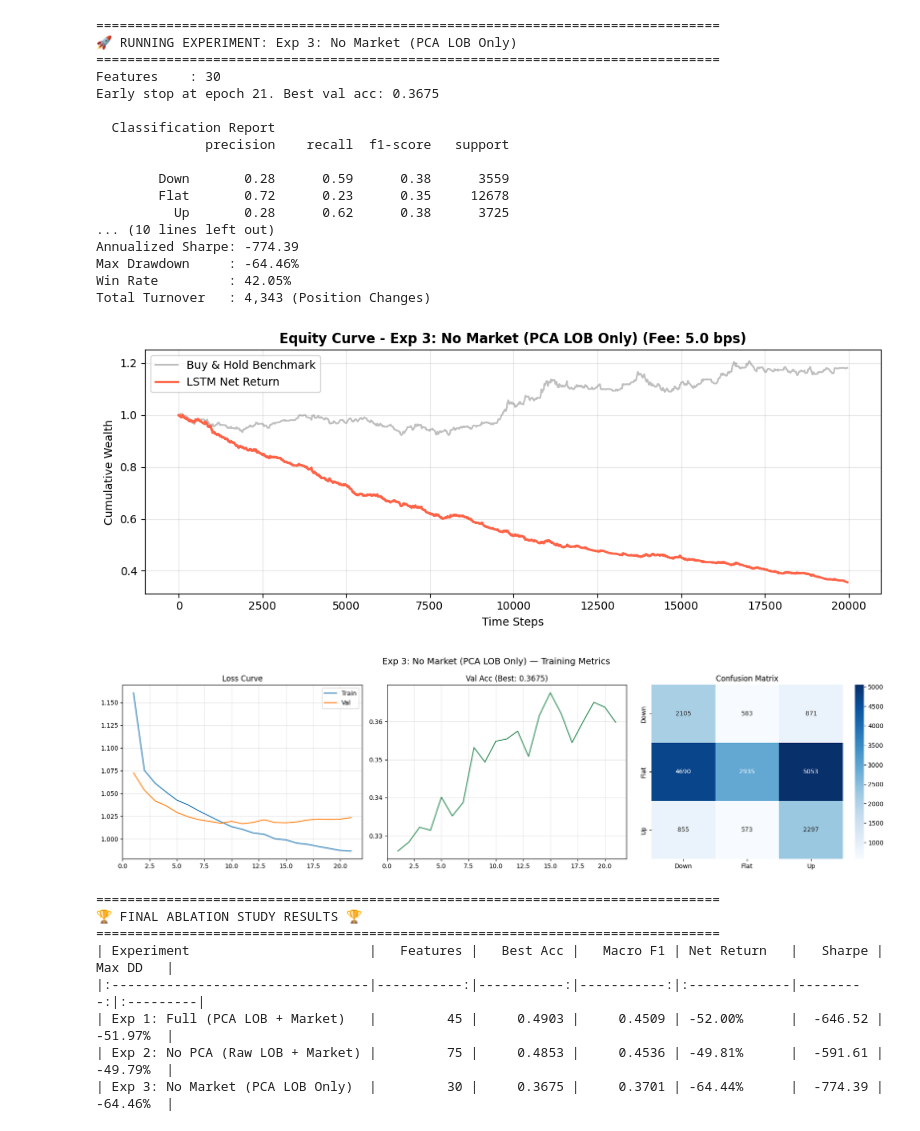
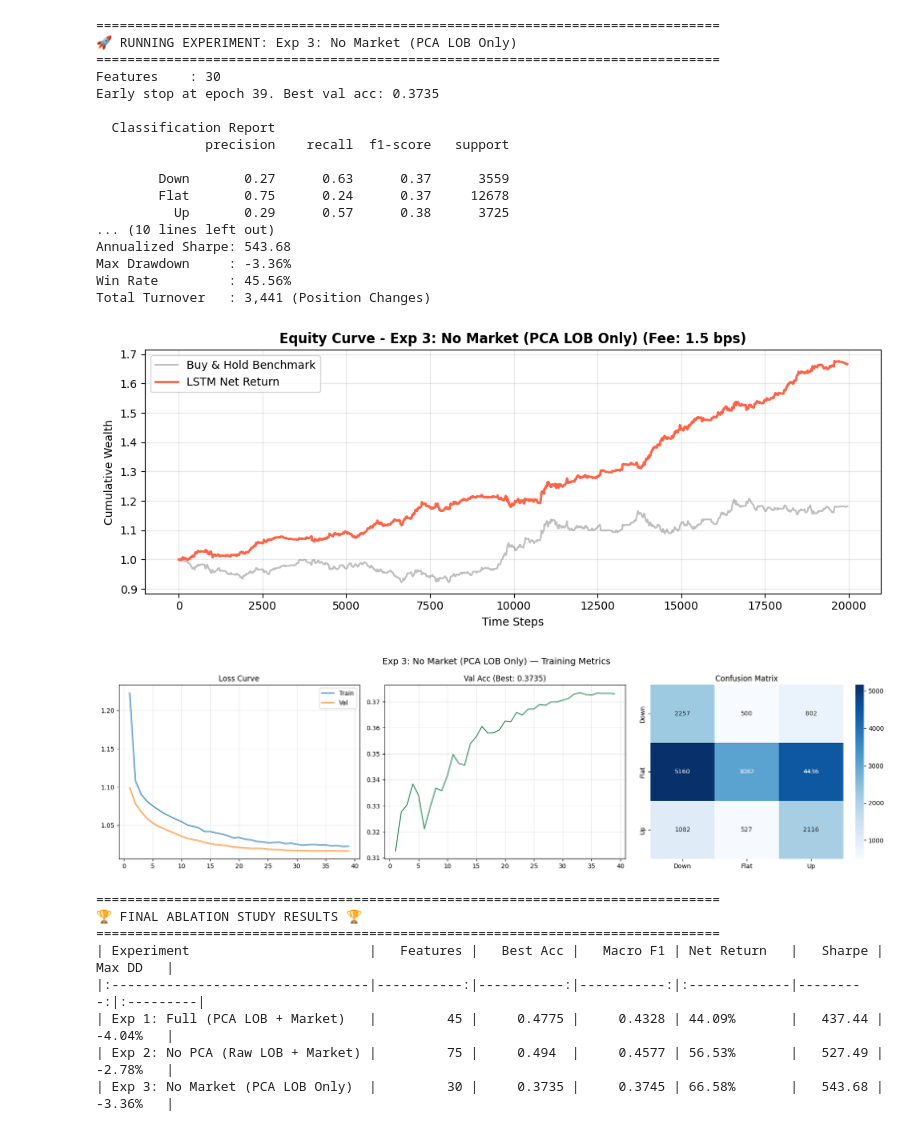
Before and after one commit to SiyuL2025/math_629_final, a Jupyter notebook: LSTM.ipynb, the cells around one changed output. Drawn from its saved outputs; the diff is of its cells as text; code cells hidden in the pictures.

```diff
--- a/LSTM.ipynb
+++ b/LSTM.ipynb
@@ -65,7 +65,7 @@ class LOBDataset(Dataset):
         return self.X[i : i + self.seq_len], self.y[i + self.seq_len - 1]
 
 def build_loaders(X, y, split):
-    embargo_gap = 30
+    embargo_gap = 10
 
     X_tr   = X[:split]
     X_te   = X[split + embargo_gap :]
@@ -99,13 +99,13 @@ class LOBLSTM(nn.Module):
             hidden_size   = HIDDEN_SIZE,
             num_layers    = N_LAYERS,
             batch_first   = True,
-            bidirectional = False,
+            bidirectional = True,
             dropout       = DROPOUT if N_LAYERS > 1 else 0.0,
         )
 
-        self.norm = nn.LayerNorm(HIDDEN_SIZE)
+        self.norm = nn.LayerNorm(HIDDEN_SIZE*2)
         self.head = nn.Sequential(
-            nn.Linear(HIDDEN_SIZE, HIDDEN_SIZE),
+            nn.Linear(HIDDEN_SIZE*2, HIDDEN_SIZE),
             nn.GELU(),
             nn.Dropout(DROPOUT),
             nn.Linear(HIDDEN_SIZE, 3),
@@ -131,10 +131,10 @@ class LOBLSTM(nn.Module):
         # MODIFIED: x shape directly goes to LSTM (B, T, n_features)
         _, (h_n, _) = self.lstm(x)
 
-        # h_forward = h_n[-2]
-        # h_backward = h_n[-1]
-        # h = torch.cat((h_forward, h_backward), dim=1)
-        h = h_n[-1]
+        h_forward = h_n[-2]
+        h_backward = h_n[-1]
+        h = torch.cat((h_forward, h_backward), dim=1)
+        # h = h_n[-1]
         h = self.norm(h)
         return self.head(h)
 
@@ -152,7 +152,7 @@ print(f"Trainable params: {n_params:,}")
 
 criterion = nn.CrossEntropyLoss(weight=class_w)
 
-optimizer = torch.optim.AdamW(model.parameters(), lr=LR, weight_decay=5e-3)
+optimizer = torch.optim.AdamW(model.parameters(), lr=LR, weight_decay=2e-3)
 scheduler = torch.optim.lr_scheduler.CosineAnnealingLR(optimizer, T_max=EPOCHS)
 
 history = {"train_loss": [], "val_loss": [], "val_acc": []}
@@ -485,11 +529,11 @@ HIDDEN_SIZE = 16
 N_LAYERS    = 2
 DROPOUT     = 0.4
 BATCH_SIZE  = 256
-EPOCHS      = 30
-LR          = 3e-4
+EPOCHS      = 40
+LR          = 1e-4
 PATIENCE    = 6
 EMBARGO_GAP = 10
-FEE         = 0.0005 # 万分之五的单边手续费
+FEE         = 0.00015 # 万分之五的单边手续费
 
 torch.manual_seed(SEED)
 np.random.seed(SEED)
@@ -553,7 +597,7 @@ class LOBLSTM(nn.Module):
 # ==========================================
 # 3. Backtest Engine (修正复利与换手，带资金曲线图)
 # ==========================================
-def simple_backtest(y_pred_labels, future_returns, fee=0.0005, exp_name="Strategy"):
+def simple_backtest(y_pred_labels, future_returns, fee=0.00015, exp_name="Strategy"):
     # 1. 将标签转为交易信号，计算换手率
     signals = y_pred_labels - 1
     trades = np.abs(np.diff(signals, prepend=0))
@@ -636,7 +680,7 @@ def run_experiment(file_name, exp_name):
     # 3. Init Model
     model = LOBLSTM(n_features).to(DEVICE)
     criterion = nn.CrossEntropyLoss(weight=class_w)
-    optimizer = torch.optim.AdamW(model.parameters(), lr=LR, weight_decay=5e-4)
+    optimizer = torch.optim.AdamW(model.parameters(), lr=LR, weight_decay=2e-3)
     scheduler = torch.optim.lr_scheduler.CosineAnnealingLR(optimizer, T_max=EPOCHS)
 
     # 4. Training Loop
@@ -790,27 +834,27 @@ Total Turnover   : 3,400 (Position Changes)
 ================================================================================
 🚀 RUNNING EXPERIMENT: Exp 3: No Market (PCA LOB Only)
 ================================================================================
 Features    : 30
-Early stop at epoch 21. Best val acc: 0.3675
+Early stop at epoch 39. Best val acc: 0.3735
 
   Classification Report
               precision    recall  f1-score   support
 
-        Down       0.28      0.59      0.38      3559
-        Flat       0.72      0.23      0.35     12678
-          Up       0.28      0.62      0.38      3725
+        Down       0.27      0.63      0.37      3559
+        Flat       0.75      0.24      0.37     12678
+          Up       0.29      0.57      0.38      3725
 ... (10 lines left out)
-Annualized Sharpe: -774.39
-Max Drawdown     : -64.46%
-Win Rate         : 42.05%
-Total Turnover   : 4,343 (Position Changes)
+Annualized Sharpe: 543.68
+Max Drawdown     : -3.36%
+Win Rate         : 45.56%
+Total Turnover   : 3,441 (Position Changes)
-[figure, old version]
+[figure, new version]
-[figure, old version]
+[figure, new version]
 ================================================================================
 🏆 FINAL ABLATION STUDY RESULTS 🏆
 ================================================================================
 | Experiment                       |   Features |   Best Acc |   Macro F1 | Net Return   |   Sharpe | Max DD   |
 |:---------------------------------|-----------:|-----------:|-----------:|:-------------|---------:|:---------|
-| Exp 1: Full (PCA LOB + Market)   |         45 |     0.4903 |     0.4509 | -52.00%      |  -646.52 | -51.97%  |
-| Exp 2: No PCA (Raw LOB + Market) |         75 |     0.4853 |     0.4536 | -49.81%      |  -591.61 | -49.79%  |
-| Exp 3: No Market (PCA LOB Only)  |         30 |     0.3675 |     0.3701 | -64.44%      |  -774.39 | -64.46%  |
+| Exp 1: Full (PCA LOB + Market)   |         45 |     0.4775 |     0.4328 | 44.09%       |   437.44 | -4.04%   |
+| Exp 2: No PCA (Raw LOB + Market) |         75 |     0.494  |     0.4577 | 56.53%       |   527.49 | -2.78%   |
+| Exp 3: No Market (PCA LOB Only)  |         30 |     0.3735 |     0.3745 | 66.58%       |   543.68 | -3.36%   |
```
Also changed, not shown: parts of 5 cells of this notebook.
